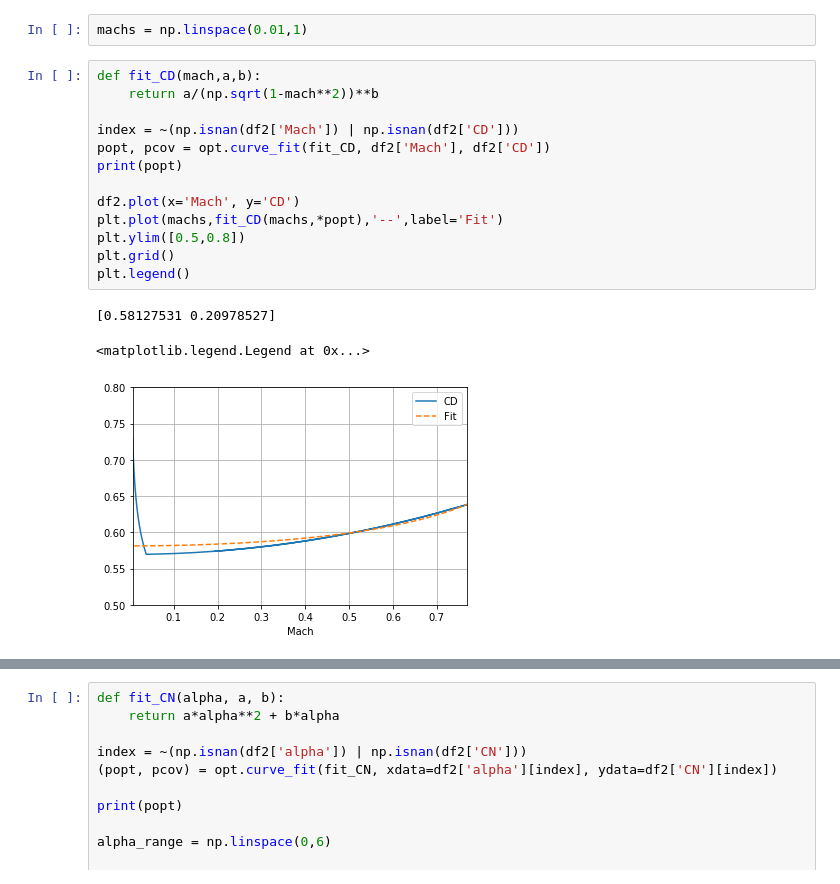
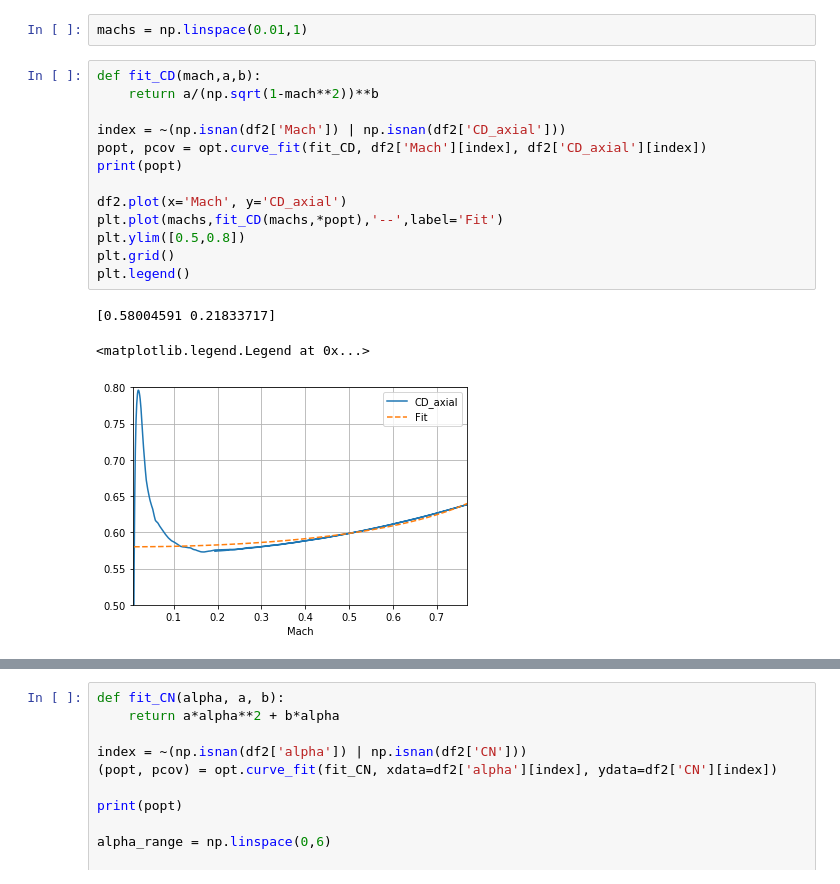
Before and after one commit to icl-rocketry/Full_Open_Rocket_Model, a Jupyter notebook: analyse_openRocket_sim_data.ipynb, the cells around one changed output, grey strips where cells are left out. Saved outputs shown, nothing was run; the diff lists cells and outputs as text.

```diff
--- a/analyse_openRocket_sim_data.ipynb
+++ b/analyse_openRocket_sim_data.ipynb
@@ -109,17 +110,17 @@ machs = np.linspace(0.01,1)
 # %%
 def fit_CD(mach,a,b):
     return a/(np.sqrt(1-mach**2))**b
 
-index = ~(np.isnan(df2['Mach']) | np.isnan(df2['CD']))
-popt, pcov = opt.curve_fit(fit_CD, df2['Mach'], df2['CD'])
+index = ~(np.isnan(df2['Mach']) | np.isnan(df2['CD_axial']))
+popt, pcov = opt.curve_fit(fit_CD, df2['Mach'][index], df2['CD_axial'][index])
 print(popt)
 
-df2.plot(x='Mach', y='CD')
+df2.plot(x='Mach', y='CD_axial')
 plt.plot(machs,fit_CD(machs,*popt),'--',label='Fit')
 plt.ylim([0.5,0.8])
 plt.grid()
 plt.legend()
 # %% [output]
-[0.58127531 0.20978527]
+[0.58004591 0.21833717]
 <matplotlib.legend.Legend at 0x...>
-[figure, old version]
+[figure, new version]
```
Also changed, not shown: parts of 15 cells of this notebook.
